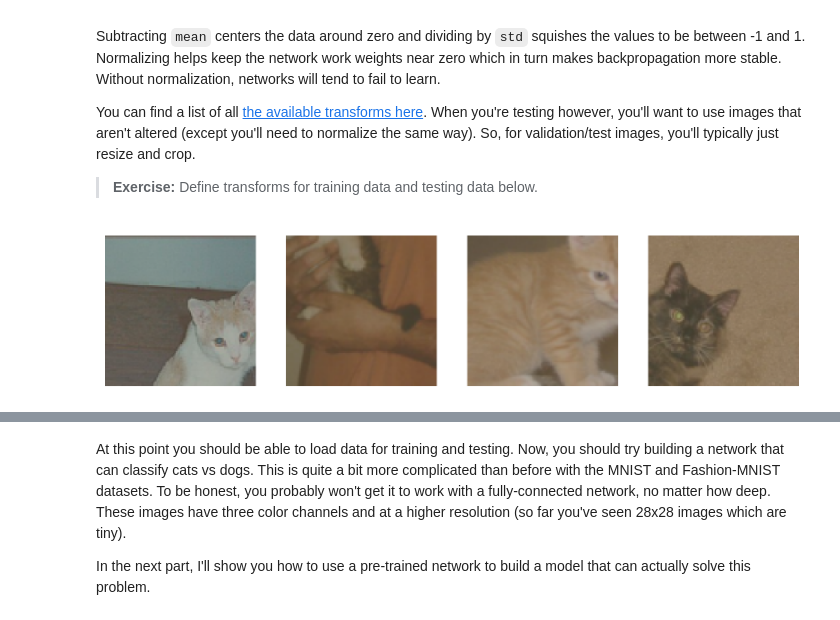
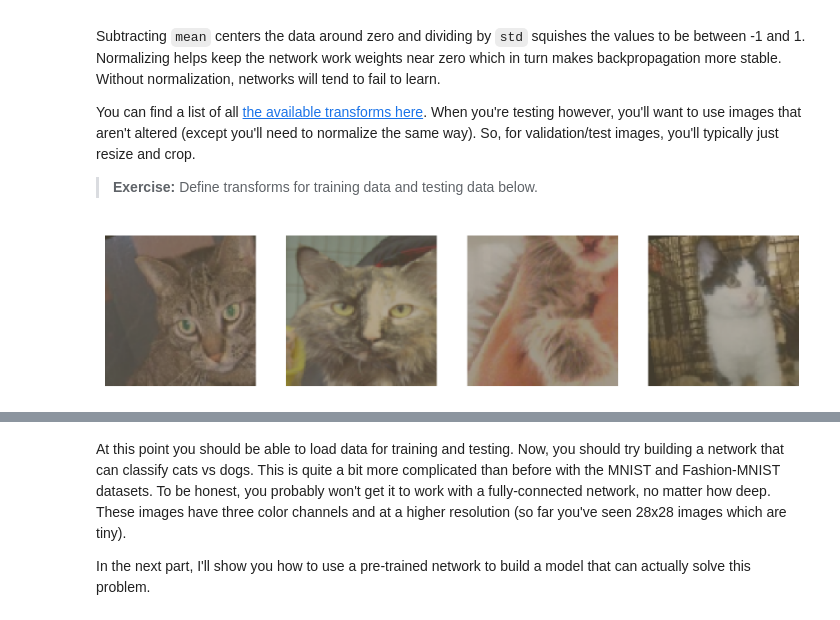
Before and after one commit to Parth-nXp/Udacity-AI_Programming_with_Python, a Jupyter notebook: 07_Neural_Networks/04_deep_learning_with_PyTorch/Part 7 - Loading Image Data.ipynb, the cells around one changed output, grey strips where cells are left out. Saved outputs shown, nothing was run; the diff lists cells and outputs as text; code cells hidden in the pictures.

```diff
--- a/07_Neural_Networks/04_deep_learning_with_PyTorch/Part 7 - Loading Image Data.ipynb
+++ b/07_Neural_Networks/04_deep_learning_with_PyTorch/Part 7 - Loading Image Data.ipynb
@@ -133,15 +133,15 @@ trainloader = torch.utils.data.DataLoader(train_data, batch_size=32)
 testloader = torch.utils.data.DataLoader(test_data, batch_size=32)
 # %%
 # change this to the trainloader or testloader
-data_iter = iter(testloader)
+data_iter = iter(trainloader)
 
 images, labels = next(data_iter)
 fig, axes = plt.subplots(figsize=(10,4), ncols=4)
 for ii in range(4):
     ax = axes[ii]
     helper.imshow(images[ii], ax=ax)
 # %% [output]
-[figure, old version]
+[figure, new version]
 # %% [markdown]
 Your transformed images should look something like this.
 
```
Also changed, not shown: parts of 1 cell of this notebook.
